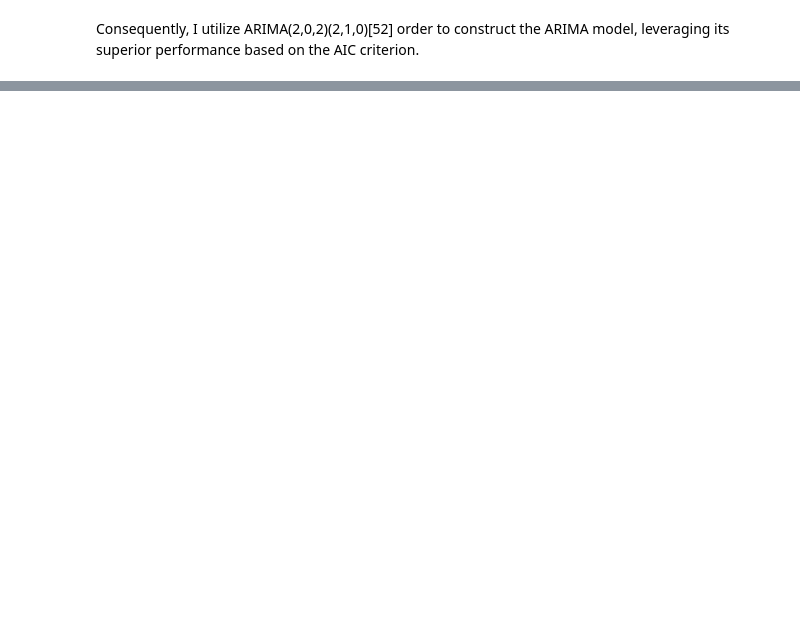
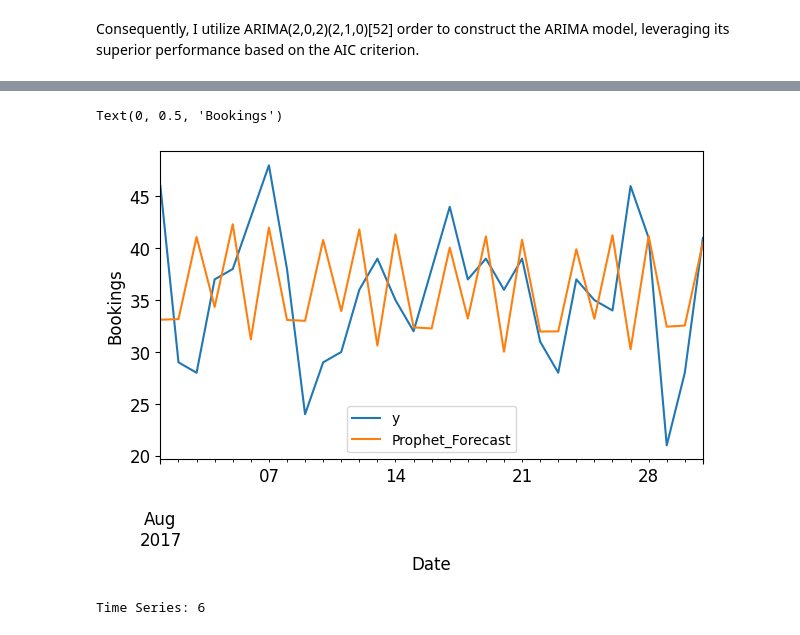
Before and after one commit to philipoladimeji/ITNPBD4-Portfolio, a Jupyter notebook: Time_Series_Analysis.ipynb, the cells around one changed output, grey strips where cells are left out. Saved outputs shown, nothing was run; the diff lists cells and outputs as text; code cells hidden in the pictures; blank space fills up the shorter version.

```diff
--- a/Time_Series_Analysis.ipynb
+++ b/Time_Series_Analysis.ipynb
@@ -355,0 +411,15 @@ Consequently, I utilize ARIMA(2,0,2)(2,1,0)[52] order to construct the ARIMA mod
+# %%
+from prophet import Prophet
+from prophet.plot import plot_plotly, plot_components_plotly
+import matplotlib.pyplot as plt
+
+train_df_prophet = train_df.copy()
+model = Prophet(weekly_seasonality=True)
+model.fit(train_df_prophet)
+forecast = model.make_future_dataframe(periods=31)
+pred = model.predict(forecast)
+
+#plots
+prophet_plot = model.plot(pred)
+
+prophet_plot2 = model.plot_components(pred)
@@ -355,0 +436,19 @@ Consequently, I utilize ARIMA(2,0,2)(2,1,0)[52] order to construct the ARIMA mod
+# %%
+forecast_df = test_df.merge(pred,left_on='ds', right_on='ds', how='inner')\
+.rename(columns={'yhat':'Prophet_Forecast'})
+
+test_output_viz = forecast_df[['ds','y','Prophet_Forecast']]
+test_output_viz= test_output_viz.set_index('ds')
+
+test_output_viz.plot.line(figsize=(7,4),fontsize=12)
+plt.xlabel('Date', fontsize=12)
+plt.ylabel('Bookings', fontsize=12)
+# %% [output]
+Text(0, 0.5, 'Bookings')
+[figure, added]
+# %%
+from sklearn.metrics import mean_absolute_error
+print('Time Series: {:.0f}'.format(mean_absolute_error\
+(forecast_df[['Prophet_Forecast']], forecast_df[['y']])))
+# %% [output]
+Time Series: 6
```
Also changed, not shown: parts of 12 cells of this notebook.
